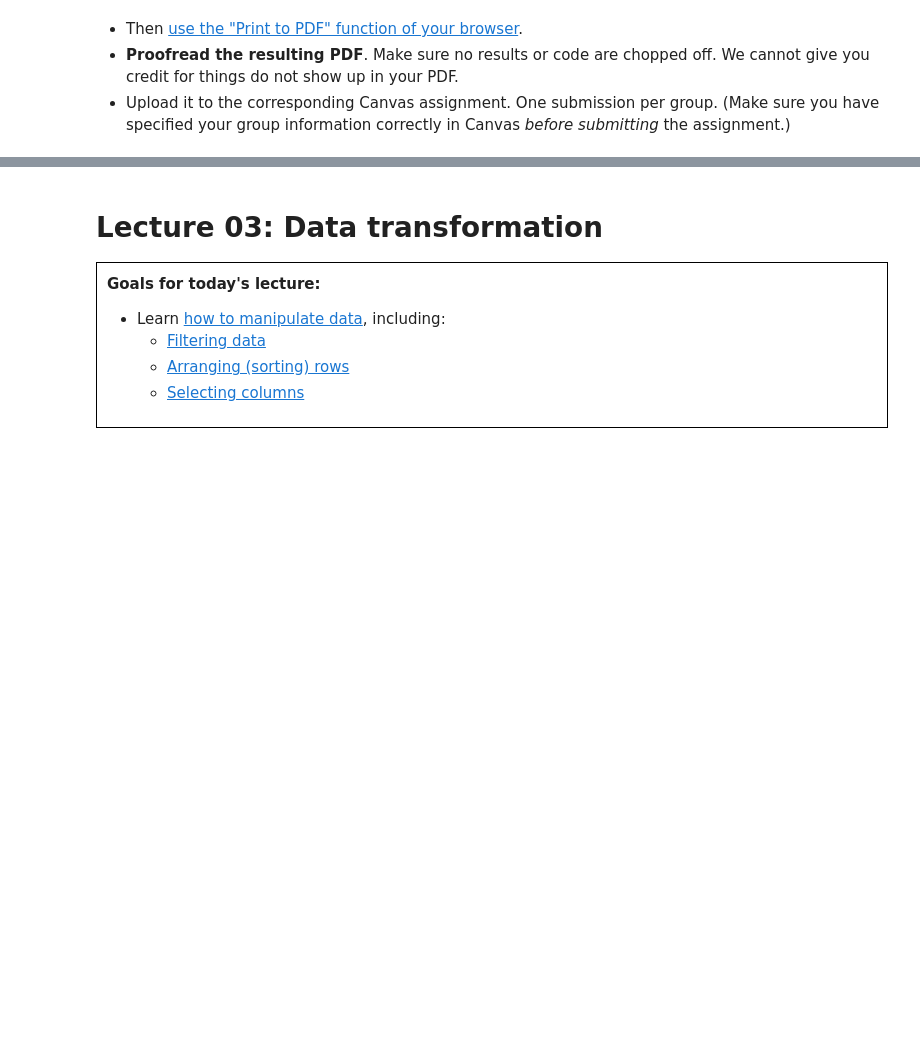
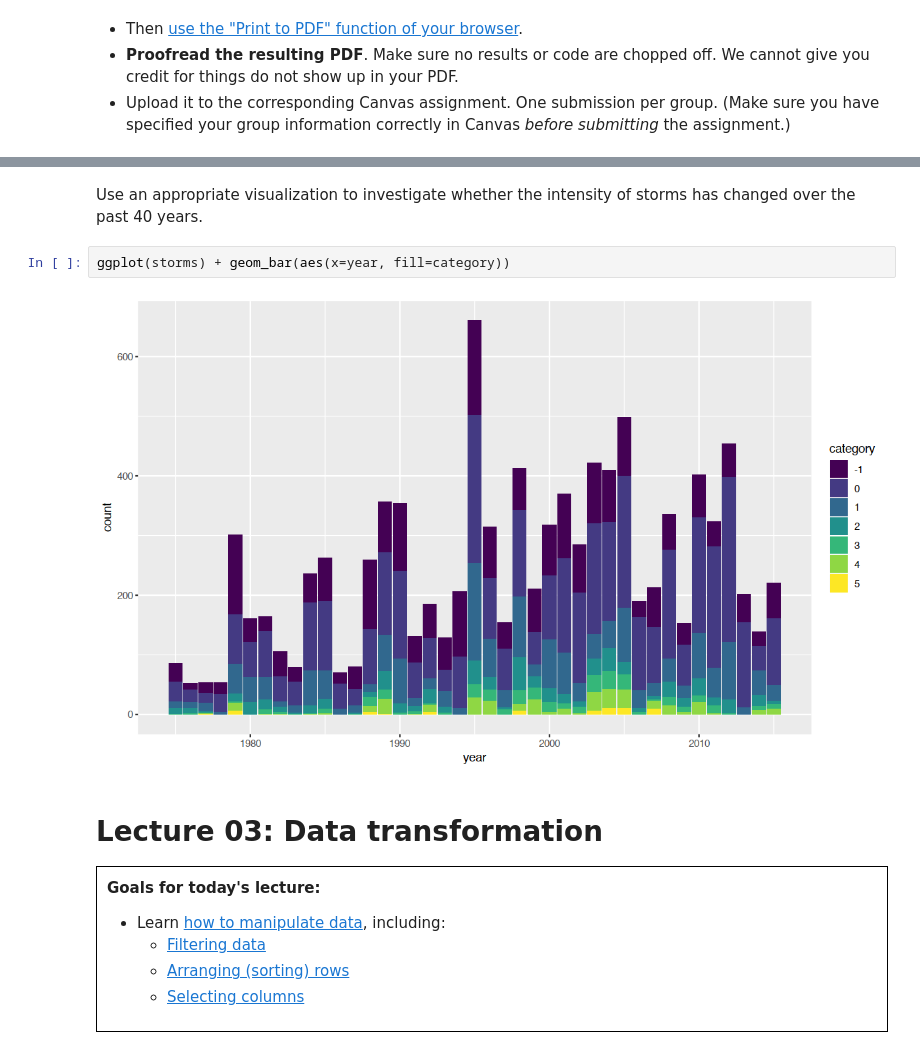
Before and after one commit to terhorst/stats306, a Jupyter notebook: lectures/lecture03/Lecture03.ipynb, the cells around one changed output, grey strips where cells are left out. Drawn from its saved outputs; the diff is of its cells as text; blank space fills up the shorter version.

```diff
--- a/lectures/lecture03/Lecture03.ipynb
+++ b/lectures/lecture03/Lecture03.ipynb
@@ -34,3 +56,9 @@ library(tidyverse)
+# %% [markdown]
+Use an appropriate visualization to investigate whether the intensity of storms has changed over the past 40 years.
+# %%
+ggplot(storms) + geom_bar(aes(x=year, fill=category))
+# %% [output]
+[figure, added]
 # %% [markdown]
 # Lecture 03:  Data transformation
 
```
Also changed, not shown: parts of 27 cells of this notebook.
